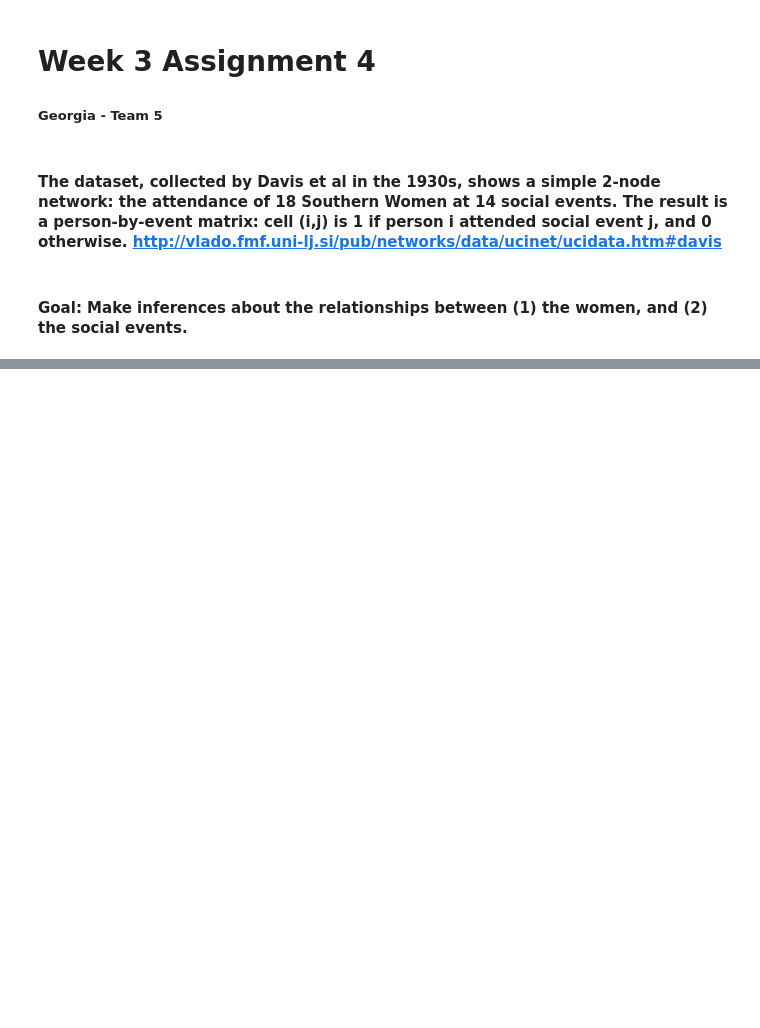
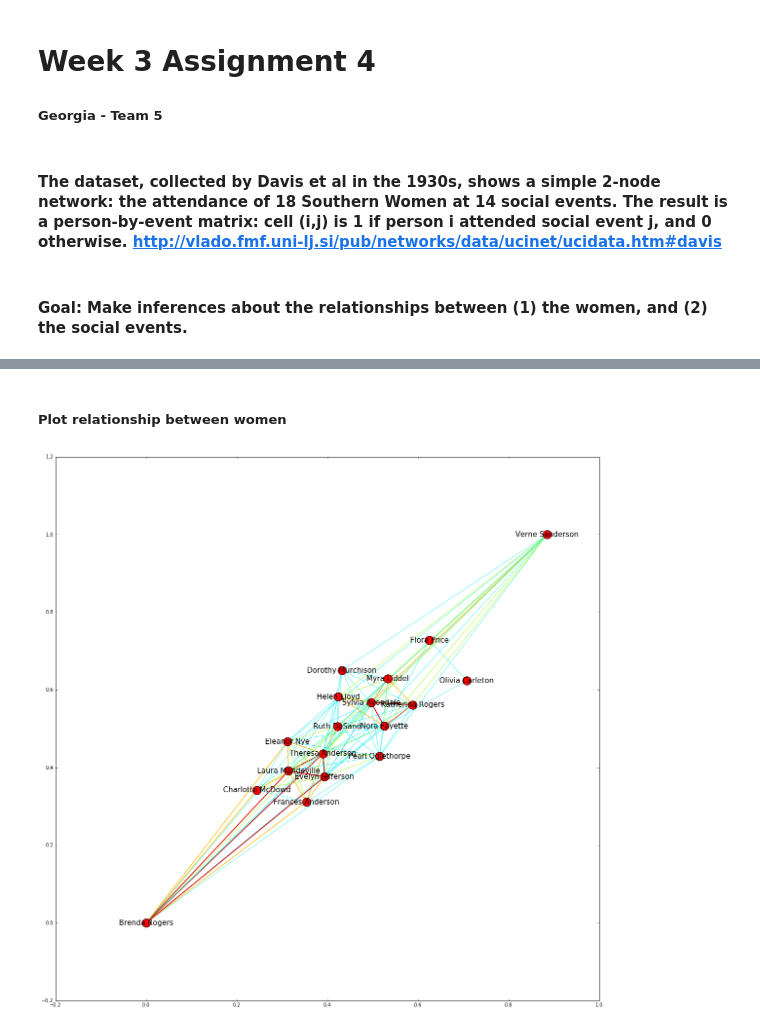
Before and after one commit to Galanopoulog/DATA620-Assignment-4, a Jupyter notebook: Newest Week 3 - Assignment 4.ipynb, the cells around one changed output, grey strips where cells are left out. Saved outputs shown, nothing was run; the diff lists cells and outputs as text; code cells hidden in the pictures; blank space fills up the shorter version.

```diff
--- a/Newest Week 3 - Assignment 4.ipynb
+++ b/Newest Week 3 - Assignment 4.ipynb
@@ -75,0 +91,9 @@ plt.show()
+# %% [markdown]
+##### Plot relationship between women
+# %%
+plt.figure(figsize=(20,20))
+womnet=bipartite.weighted_projected_graph(G, women, ratio=False)
+weights=[math.log(edata['weight']) for f,t,edata in womnet.edges(data=True)]
+nx.draw_networkx(womnet,width=weights, edge_color=weights, font_size=15)
+# %% [output]
+[figure, added]
```
Also changed, not shown: parts of 17 cells of this notebook.
